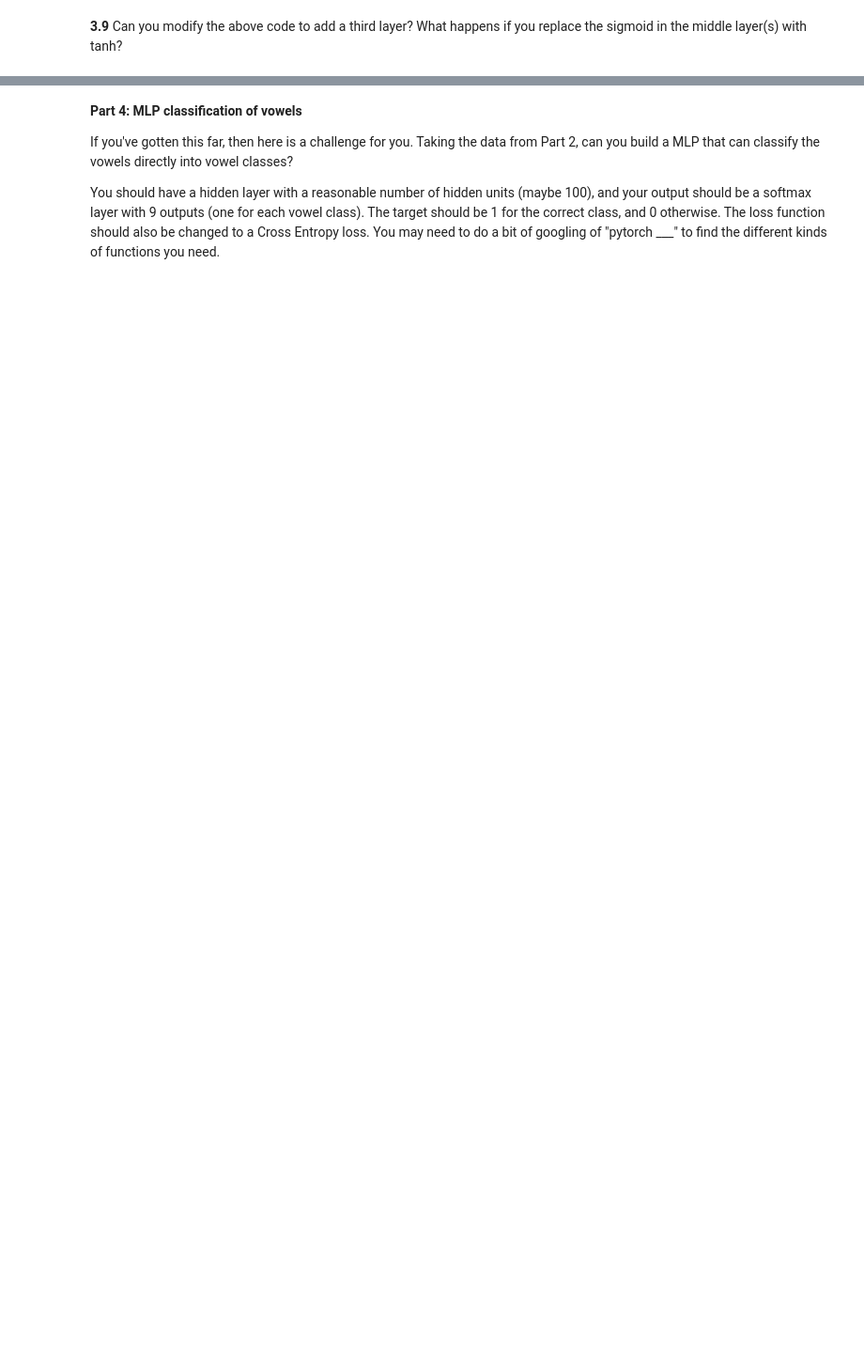
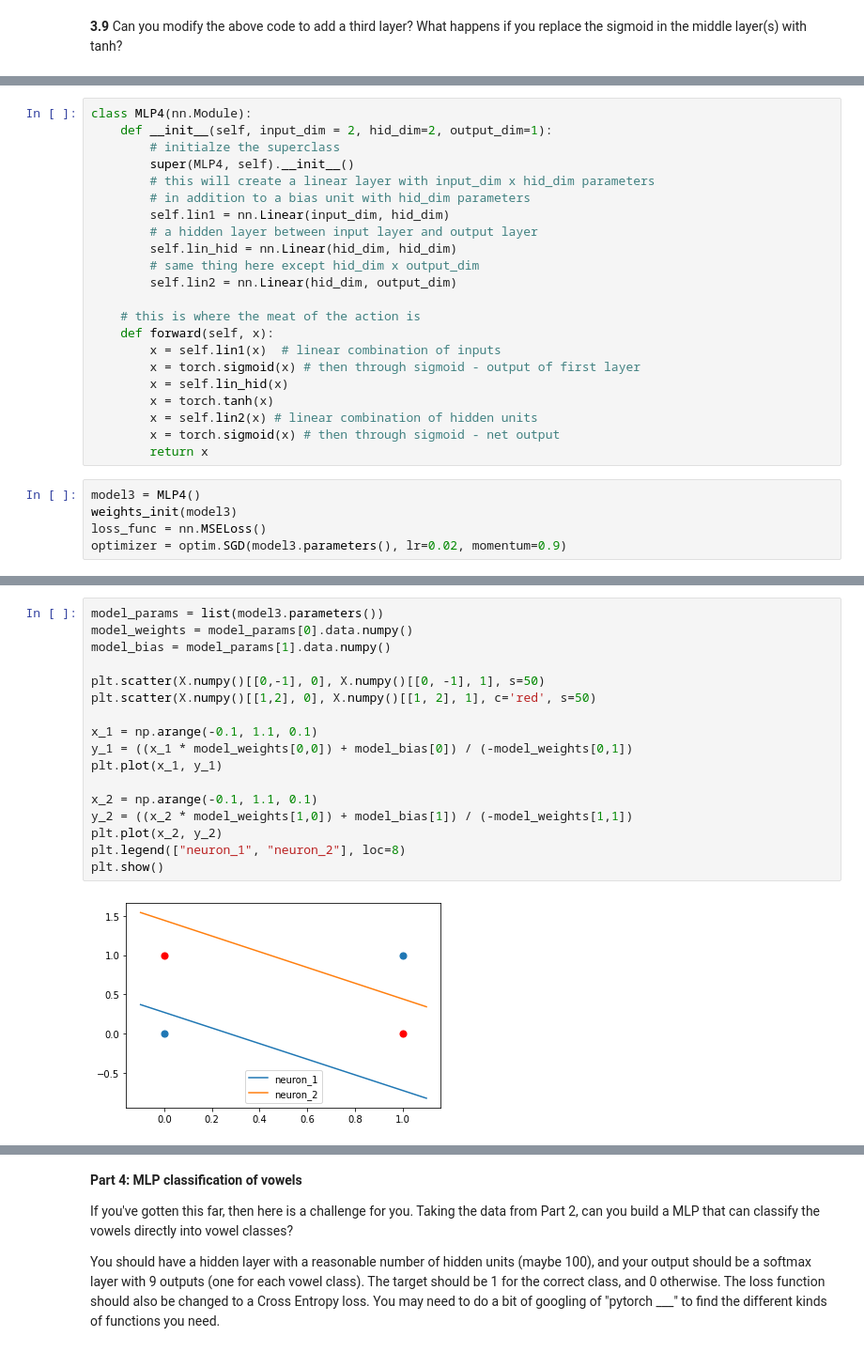
Before and after one commit to jrg94/CSE5522, a Jupyter notebook: lab4.ipynb, the cells around one changed output, grey strips where cells are left out. Shown at 94% size. Saved outputs shown, nothing was run; the diff lists cells and outputs as text; blank space fills up the shorter version.

```diff
--- a/lab4.ipynb
+++ b/lab4.ipynb
@@ -385,0 +490,27 @@ model_params
+# %%
+class MLP4(nn.Module):
+    def __init__(self, input_dim = 2, hid_dim=2, output_dim=1):
+        # initialze the superclass
+        super(MLP4, self).__init__()
+        # this will create a linear layer with input_dim x hid_dim parameters
+        # in addition to a bias unit with hid_dim parameters
+        self.lin1 = nn.Linear(input_dim, hid_dim)
+        # a hidden layer between input layer and output layer
+        self.lin_hid = nn.Linear(hid_dim, hid_dim)
+        # same thing here except hid_dim x output_dim
+        self.lin2 = nn.Linear(hid_dim, output_dim)
+
+    # this is where the meat of the action is
+    def forward(self, x):
+        x = self.lin1(x)  # linear combination of inputs
+        x = torch.sigmoid(x) # then through sigmoid - output of first layer
+        x = self.lin_hid(x)
+        x = torch.tanh(x)
+        x = self.lin2(x) # linear combination of hidden units
+        x = torch.sigmoid(x) # then through sigmoid - net output
+        return x
+# %%
+model3 = MLP4()
+weights_init(model3)
+loss_func = nn.MSELoss()
+optimizer = optim.SGD(model3.parameters(), lr=0.02, momentum=0.9)
@@ -385,0 +546,19 @@ model_params
+# %%
+model_params = list(model3.parameters())
+model_weights = model_params[0].data.numpy()
+model_bias = model_params[1].data.numpy()
+
+plt.scatter(X.numpy()[[0,-1], 0], X.numpy()[[0, -1], 1], s=50)
+plt.scatter(X.numpy()[[1,2], 0], X.numpy()[[1, 2], 1], c='red', s=50)
+
+x_1 = np.arange(-0.1, 1.1, 0.1)
+y_1 = ((x_1 * model_weights[0,0]) + model_bias[0]) / (-model_weights[0,1])
+plt.plot(x_1, y_1)
+
+x_2 = np.arange(-0.1, 1.1, 0.1)
+y_2 = ((x_2 * model_weights[1,0]) + model_bias[1]) / (-model_weights[1,1])
+plt.plot(x_2, y_2)
+plt.legend(["neuron_1", "neuron_2"], loc=8)
+plt.show()
+# %% [output]
+[figure, added]
```
Also changed, not shown: parts of 16 cells of this notebook.
